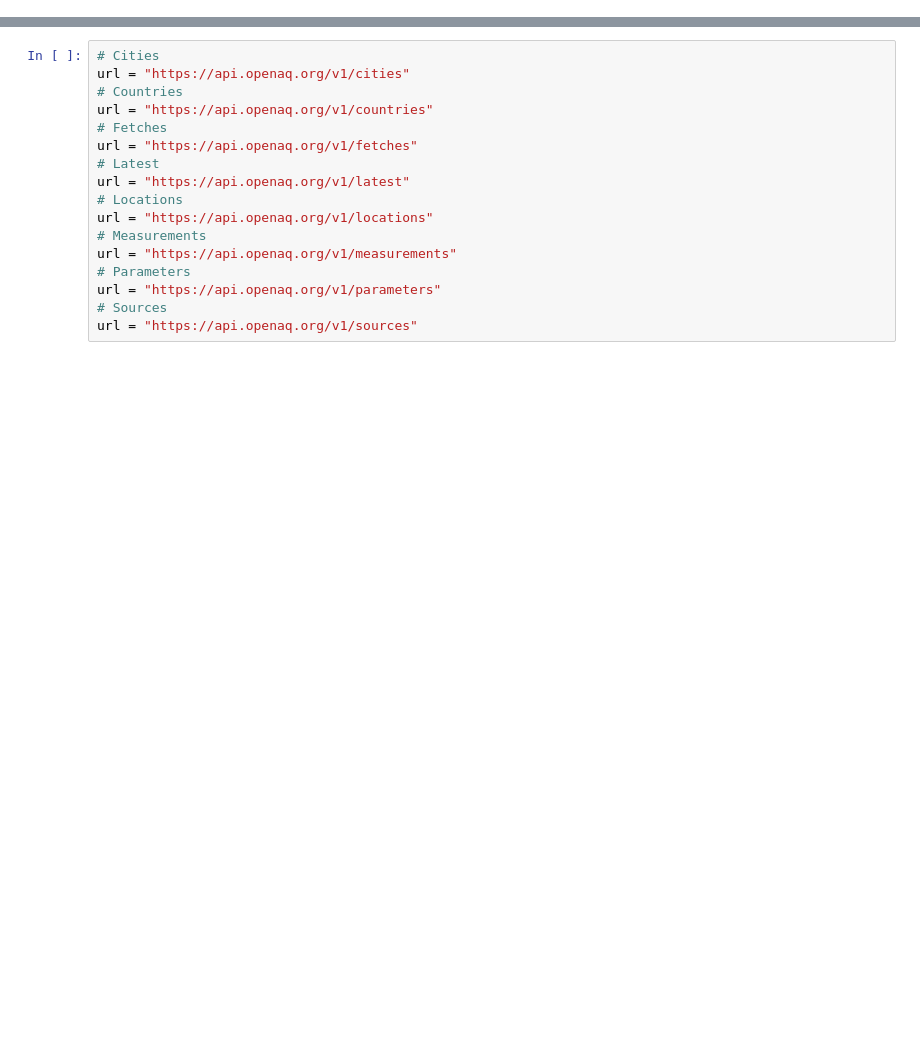
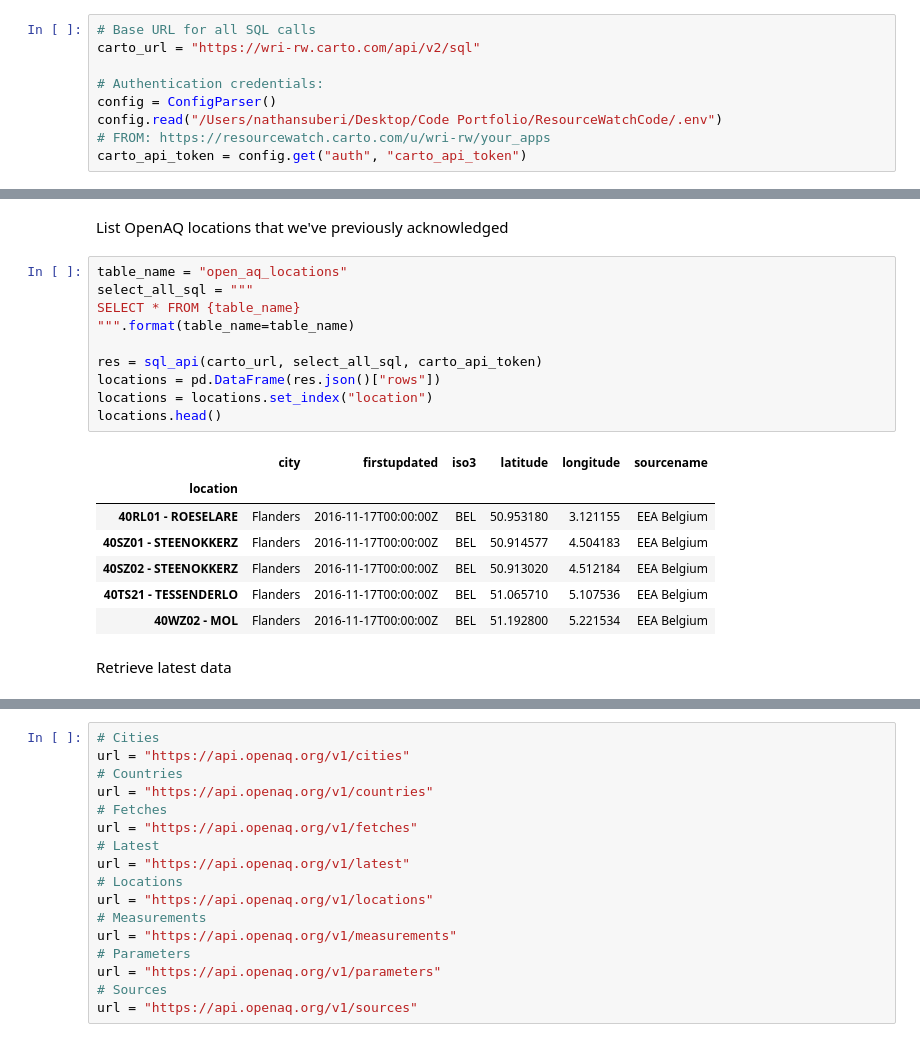
Before and after one commit to nsuberi/ResourceWatchCode, a Jupyter notebook: Near Real Time data procedures/Vector Handling/OpenAQ.ipynb, the cells around one changed output, grey strips where cells are left out. Drawn from its saved outputs; the diff is of its cells as text; blank space fills up the shorter version.

Commit message:
expanding on OpenAQ process

```diff
--- a/Near Real Time data procedures/Vector Handling/OpenAQ.ipynb
+++ b/Near Real Time data procedures/Vector Handling/OpenAQ.ipynb
@@ -3,0 +22,9 @@ import pandas as pd
+# %%
+# Base URL for all SQL calls
+carto_url = "https://wri-rw.carto.com/api/v2/sql"
+
+# Authentication credentials:
+config = ConfigParser()
+config.read("/Users/nathansuberi/Desktop/Code Portfolio/ResourceWatchCode/.env")
+# FROM: https://resourcewatch.carto.com/u/wri-rw/your_apps
+carto_api_token = config.get("auth", "carto_api_token")
@@ -3,0 +293,22 @@ import pandas as pd
+# %% [markdown]
+List OpenAQ locations that we've previously acknowledged
+# %%
+table_name = "open_aq_locations"
+select_all_sql = """
+SELECT * FROM {table_name}
+""".format(table_name=table_name)
+
+res = sql_api(carto_url, select_all_sql, carto_api_token)
+locations = pd.DataFrame(res.json()["rows"])
+locations = locations.set_index("location")
+locations.head()
+# %% [output]
+|  | city | firstupdated | iso3 | latitude | longitude | sourcename |
+| location |  |  |  |  |  |  |
+| 40RL01 - ROESELARE | Flanders | 2016-11-17T00:00:00Z | BEL | 50.953180 | 3.121155 | EEA Belgium |
+| 40SZ01 - STEENOKKERZ | Flanders | 2016-11-17T00:00:00Z | BEL | 50.914577 | 4.504183 | EEA Belgium |
+| 40SZ02 - STEENOKKERZ | Flanders | 2016-11-17T00:00:00Z | BEL | 50.913020 | 4.512184 | EEA Belgium |
+| 40TS21 - TESSENDERLO | Flanders | 2016-11-17T00:00:00Z | BEL | 51.065710 | 5.107536 | EEA Belgium |
+| 40WZ02 - MOL | Flanders | 2016-11-17T00:00:00Z | BEL | 51.192800 | 5.221534 | EEA Belgium |
+# %% [markdown]
+Retrieve latest data
```
Also changed, not shown: parts of 39 cells of this notebook, 2 other files.
